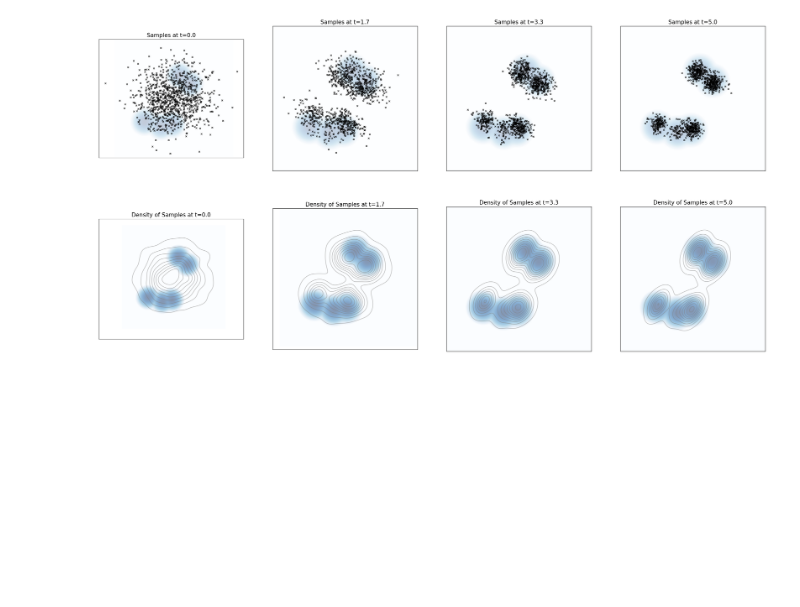
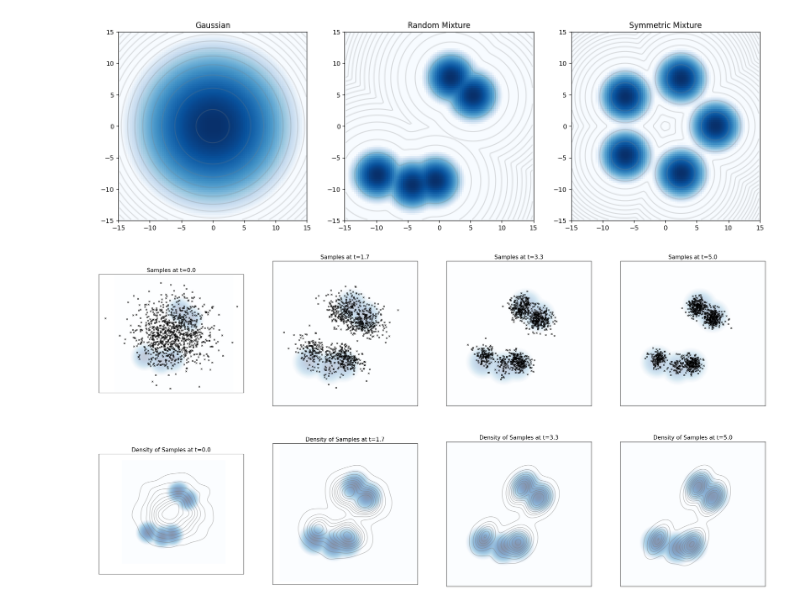
Before and after one commit to gameofdimension/6.S184-lab, a Jupyter notebook: lab1/part3.ipynb, the cells around one changed output. Drawn from its saved outputs; the diff is of its cells as text; code cells hidden in the pictures; blank space fills up the shorter version.

```diff
--- a/lab1/langevin.ipynb
+++ b/lab1/part3.ipynb
@@ -10,0 +14,20 @@ device = torch.device('cuda' if torch.cuda.is_available() else 'cpu')
+# %%
+# Visualize densities
+
+densities = {
+    "Gaussian": Gaussian(mean=torch.zeros(2), cov=10 * torch.eye(2)).to(device),
+    "Random Mixture": GaussianMixture.random_2D(nmodes=5, std=1.0, scale=20.0, seed=3.0).to(device),
+    "Symmetric Mixture": GaussianMixture.symmetric_2D(nmodes=5, std=1.0, scale=8.0).to(device),
+}
+
+fig, axes = plt.subplots(1, 3, figsize=(18, 6))
+bins = 100
+scale = 15
+for idx, (name, density) in enumerate(densities.items()):
+    ax = axes[idx]
+    ax.set_title(name)
+    imshow_density(density, bins, scale, ax, vmin=-15, cmap=plt.get_cmap('Blues'))
+    contour_density(density, bins, scale, ax, colors='grey', linestyles='solid', alpha=0.25, levels=20)
+plt.show()
+# %% [output]
+[figure, added]
```
Also changed, not shown: parts of 7 cells of this notebook, 6 other files.
